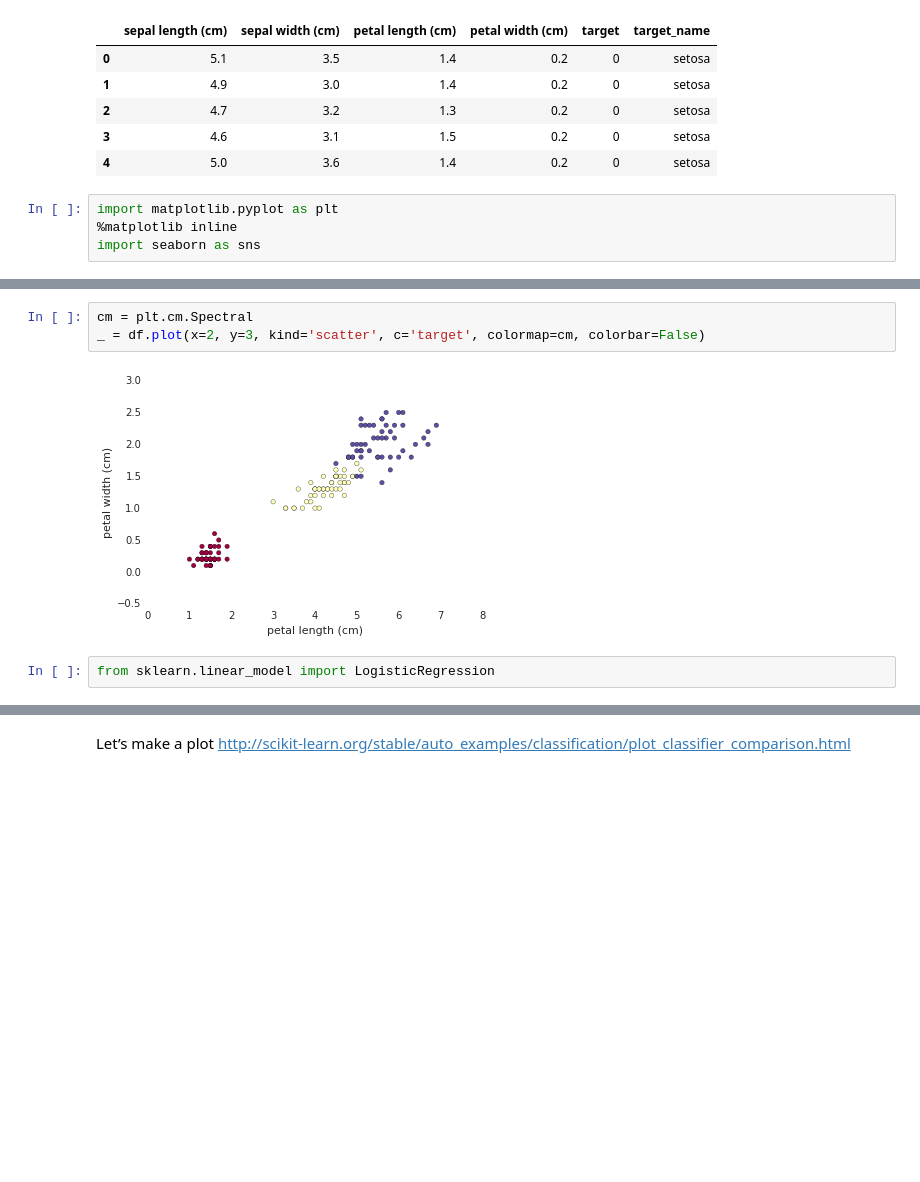
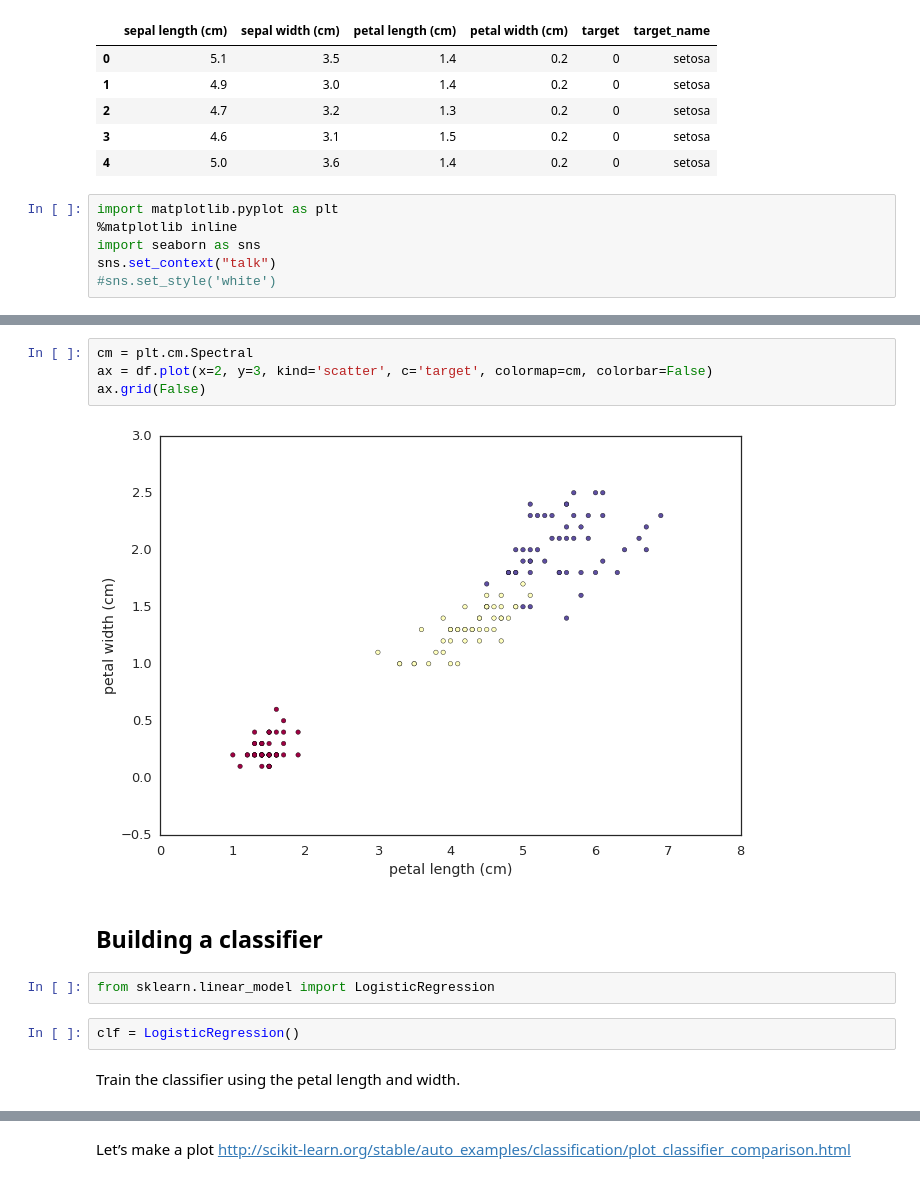
Before and after one commit to docathos/PythonCourse, a Jupyter notebook: sklearn.ipynb, the cells around one changed output, grey strips where cells are left out. Cells and saved outputs as stored; diff of their text form; blank space fills up the shorter version.

```diff
--- a/sklearn.ipynb
+++ b/sklearn.ipynb
@@ -66,5 +68,7 @@ df.head()
 import matplotlib.pyplot as plt
 %matplotlib inline
 import seaborn as sns
+sns.set_context("talk")
+#sns.set_style('white')
 # %%
 cm = plt.cm.Spectral
@@ -74,8 +79,15 @@ _ = df.plot(x=0, y=1, kind='scatter', c='target', colormap=cm, colorbar=False)
 # %%
 cm = plt.cm.Spectral
-_ = df.plot(x=2, y=3, kind='scatter', c='target', colormap=cm, colorbar=False)
+ax = df.plot(x=2, y=3, kind='scatter', c='target', colormap=cm, colorbar=False)
+ax.grid(False)
 # %% [output]
-[figure, old version]
+[figure, new version]
+# %% [markdown]
+## Building a classifier
 # %%
 from sklearn.linear_model import LogisticRegression
+# %%
+clf = LogisticRegression()
+# %% [markdown]
+Train the classifier using the petal length and width.
 # %%
```
Also changed, not shown: parts of 28 cells of this notebook.
